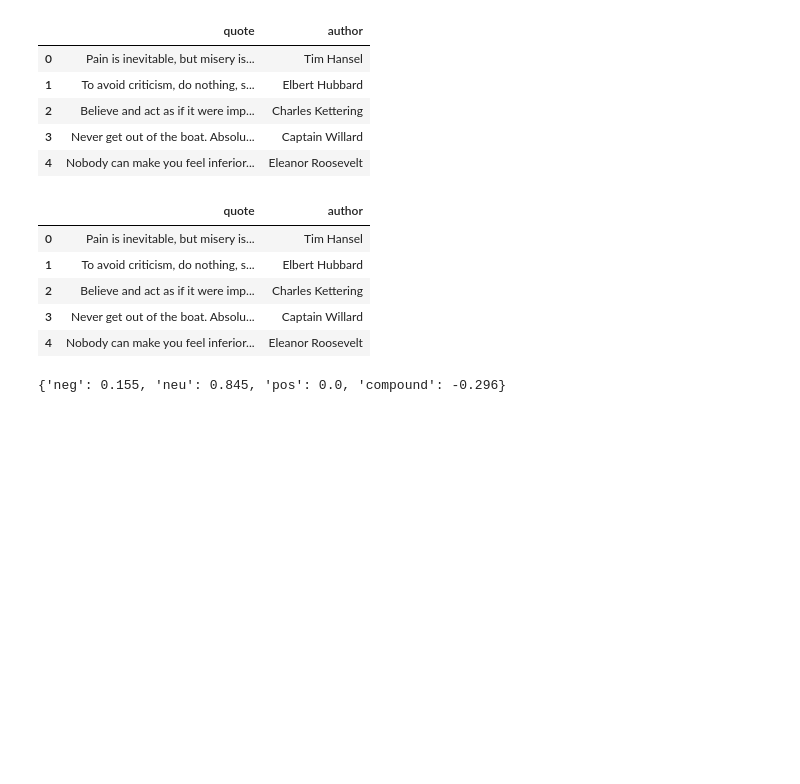
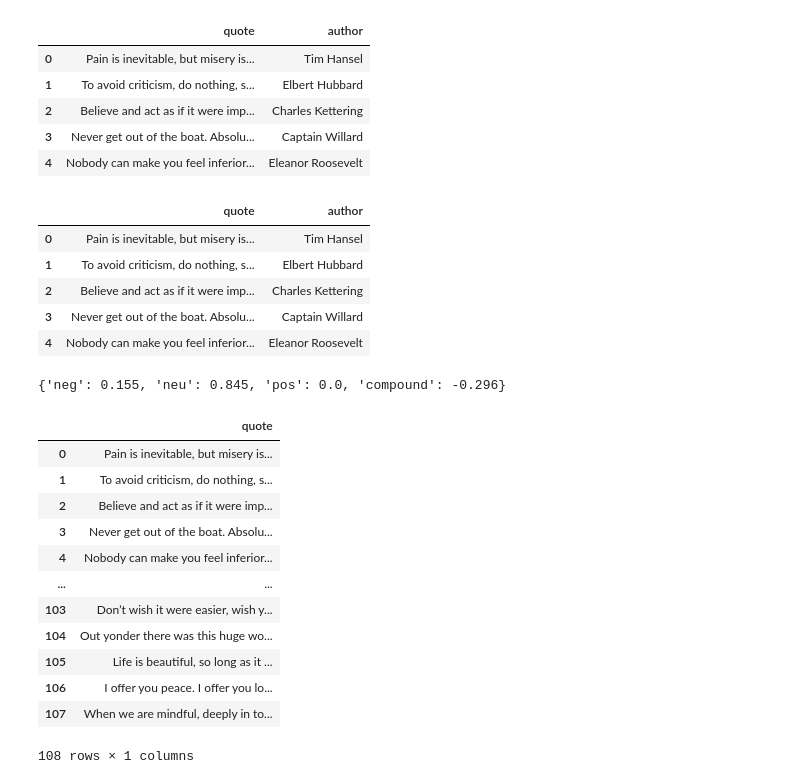
Before and after one commit to JamesAdeshina/Sentiment-Based_Quote_Generator, a Jupyter notebook: app.ipynb, the cells around one changed output. Drawn from its saved outputs; the diff is of its cells as text; code cells hidden in the pictures; blank space fills up the shorter version.

```diff
--- a/app.ipynb
+++ b/app.ipynb
@@ -58,0 +68,19 @@ print(sentiment)
+# %%
+data = quotes['quote']
+df = pd.DataFrame(data)
+
+df
+# %% [output]
+|  | quote |
+| 0 | Pain is inevitable, but misery is... |
+| 1 | To avoid criticism, do nothing, s... |
+| 2 | Believe and act as if it were imp... |
+| 3 | Never get out of the boat. Absolu... |
+| 4 | Nobody can make you feel inferior... |
+| ... | ... |
+| 103 | Don’t wish it were easier, wish y... |
+| 104 | Out yonder there was this huge wo... |
+| 105 | Life is beautiful, so long as it ... |
+| 106 | I offer you peace. I offer you lo... |
+| 107 | When we are mindful, deeply in to... |
+108 rows × 1 columns
```
Also changed, not shown: parts of 13 cells of this notebook.
